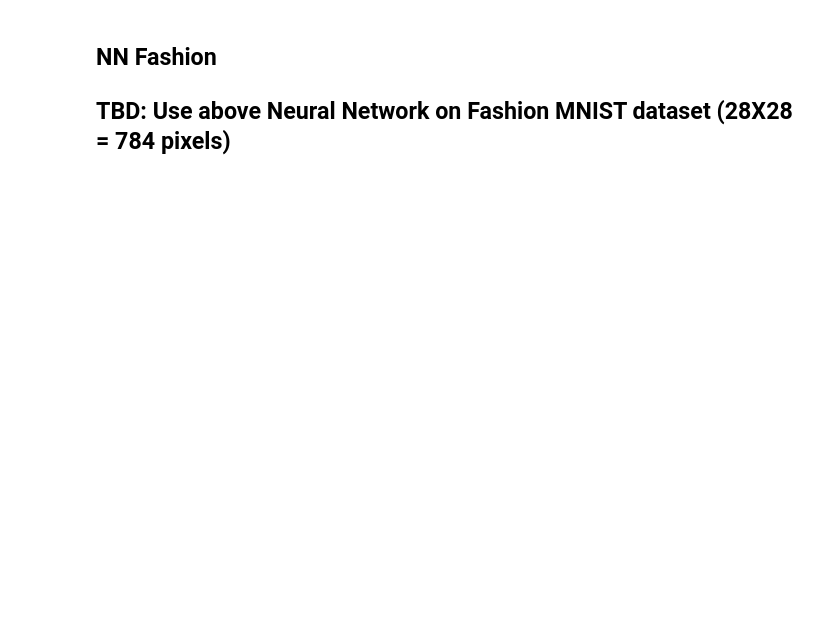
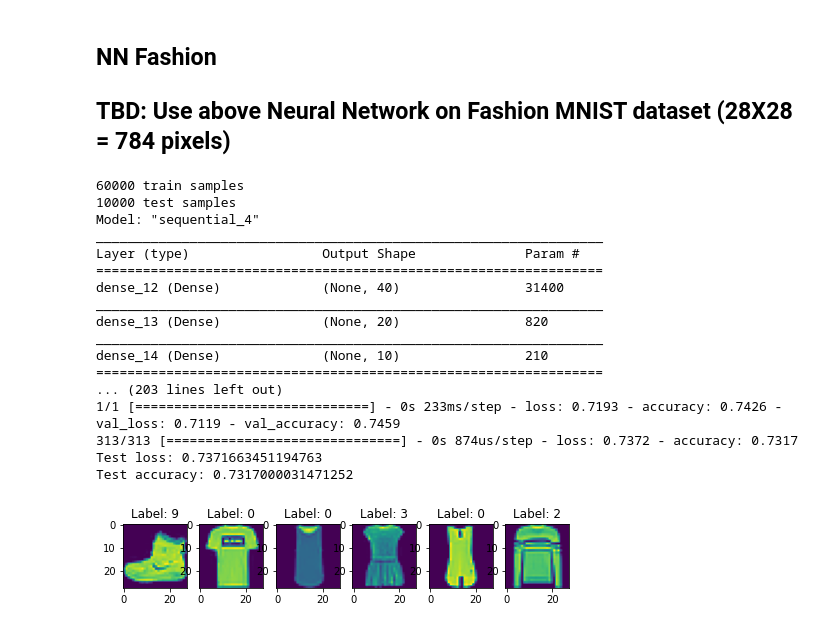
Before and after one commit to anna985/pml-1, a Jupyter notebook: course/Problem026_NNLibrary/026_solution.ipynb, the cells around one changed output. Drawn from its saved outputs; the diff is of its cells as text; code cells hidden in the pictures; blank space fills up the shorter version.

```diff
--- a/course/Problem026_NNLibrary/026_solution.ipynb
+++ b/course/Problem026_NNLibrary/026_solution.ipynb
@@ -79,25 +136,77 @@ Y_test = np_utils.to_categorical(Y_test, 10)
 # %%
 from keras.datasets import fashion_mnist
 import matplotlib.pyplot as plt
 
 (X_train, Y_train), (X_test, Y_test) = fashion_mnist.load_data()
 
 #TBD Explore data (input shape, output shape) Fashion MNIST is a drop in replacement
 # for MNIST so shapes should be same.
 
 #TBD View the images (clothing types) and their labels
 
 # Show first K images
 K = 6
 plt.figure(figsize=(8,K))
 for i in range(K):
     image, label = X_train[i], Y_train[i]
     plt.subplot(1, K, i + 1)
     plt.imshow(image)
     plt.title('Label: %i' % label)
 
+# Normalized features
+X_train = X_train.reshape(60000, 28*28)/255.0
+X_test = X_test.reshape(10000, 28*28)/255.0
+
+print(X_train.shape[0], 'train samples')
+print(X_test.shape[0], 'test samples')
+
+# Encode Y as binary class vector
+Y_train = np_utils.to_categorical(Y_train, 10)
+Y_test = np_utils.to_categorical(Y_test, 10)
 
 #TBD: Build a 3 layer [(784, None), (40, relu), (20, relu), (10, sigmoid)] Neural Network
 # using Keras, train it on X_train dataset, and compute accuracy and loss on test dataset.
 # Exactly same code as above (sklearn MNIST(8X8) Dataset) just change input_shape=(64,) to input_shape=(784,)
 # You should see 80%+ accuracy on test set, we will better this by using CNN
+
+# Model Architecture [(784, None), (40, relu), (20, relu), (10, sigmoid)]
+model = Sequential()
+model.add(Dense(40, activation='relu', input_shape=(784,)))
+model.add(Dense(20, activation='relu'))
+model.add(Dense(10, activation='sigmoid'))
+model.summary()
+
+#Model hyperparams. (though architecture also is a hyperparam)
+model.compile(loss='categorical_crossentropy',
+                optimizer=SGD(lr=0.01, momentum=0.9),
+                metrics=['accuracy'])
+
+#Training the model
+model.fit(X_train, Y_train,
+            batch_size=len(X_train), epochs=100,
+            verbose=1, validation_split=0.2)
+
+# Testing the model
+score = model.evaluate(X_test, Y_test, verbose=1)
+
+print("Test loss:", score[0])
+print('Test accuracy:', score[1])
+# %% [output]
+60000 train samples
+10000 test samples
+Model: "sequential_4"
+_________________________________________________________________
+Layer (type)                 Output Shape              Param #
+=================================================================
+dense_12 (Dense)             (None, 40)                31400
+_________________________________________________________________
+dense_13 (Dense)             (None, 20)                820
+_________________________________________________________________
+dense_14 (Dense)             (None, 10)                210
+=================================================================
+... (203 lines left out)
+1/1 [==============================] - 0s 233ms/step - loss: 0.7193 - accuracy: 0.7426 - val_loss: 0.7119 - val_accuracy: 0.7459
+313/313 [==============================] - 0s 874us/step - loss: 0.7372 - accuracy: 0.7317
+Test loss: 0.7371663451194763
+Test accuracy: 0.7317000031471252
+[figure, added]
```
Also changed, not shown: parts of 2 cells of this notebook.
